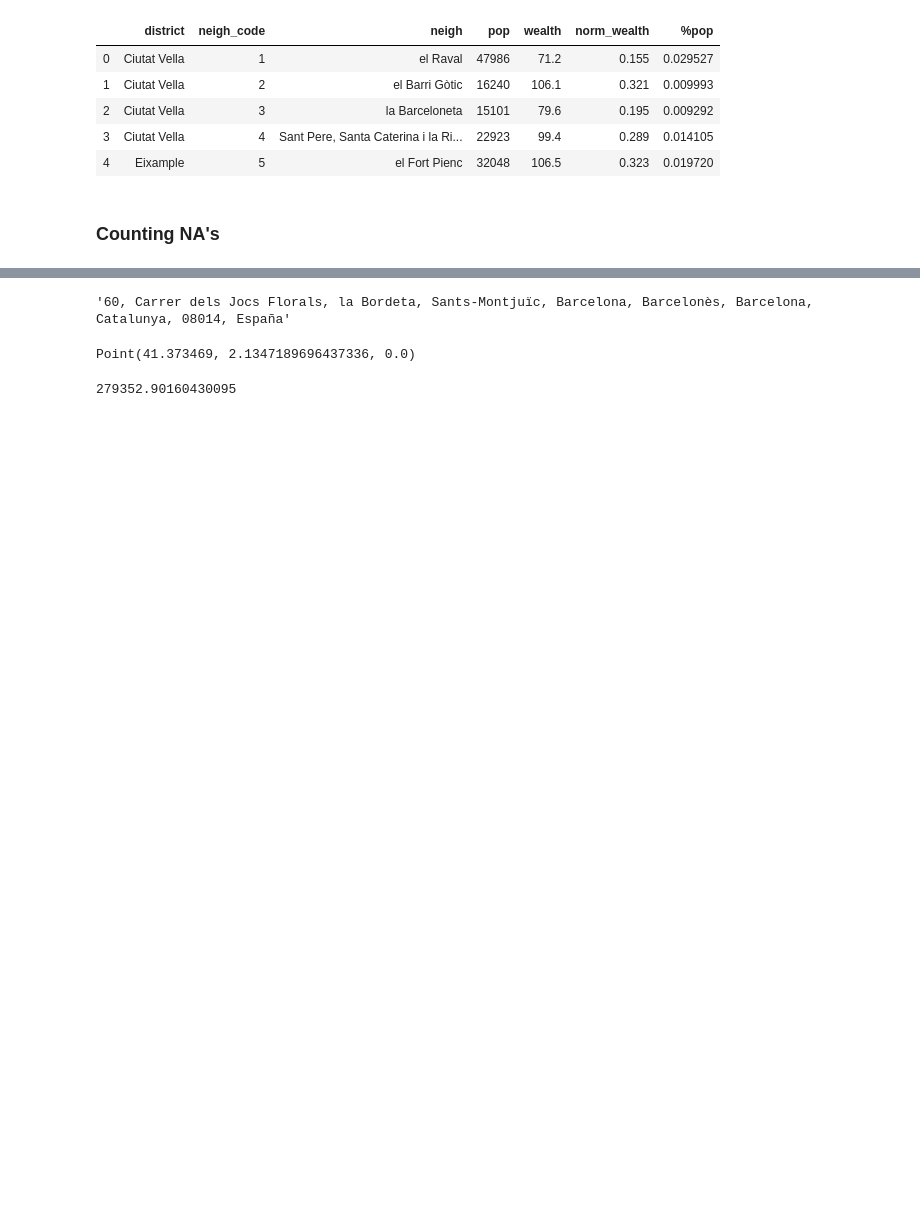
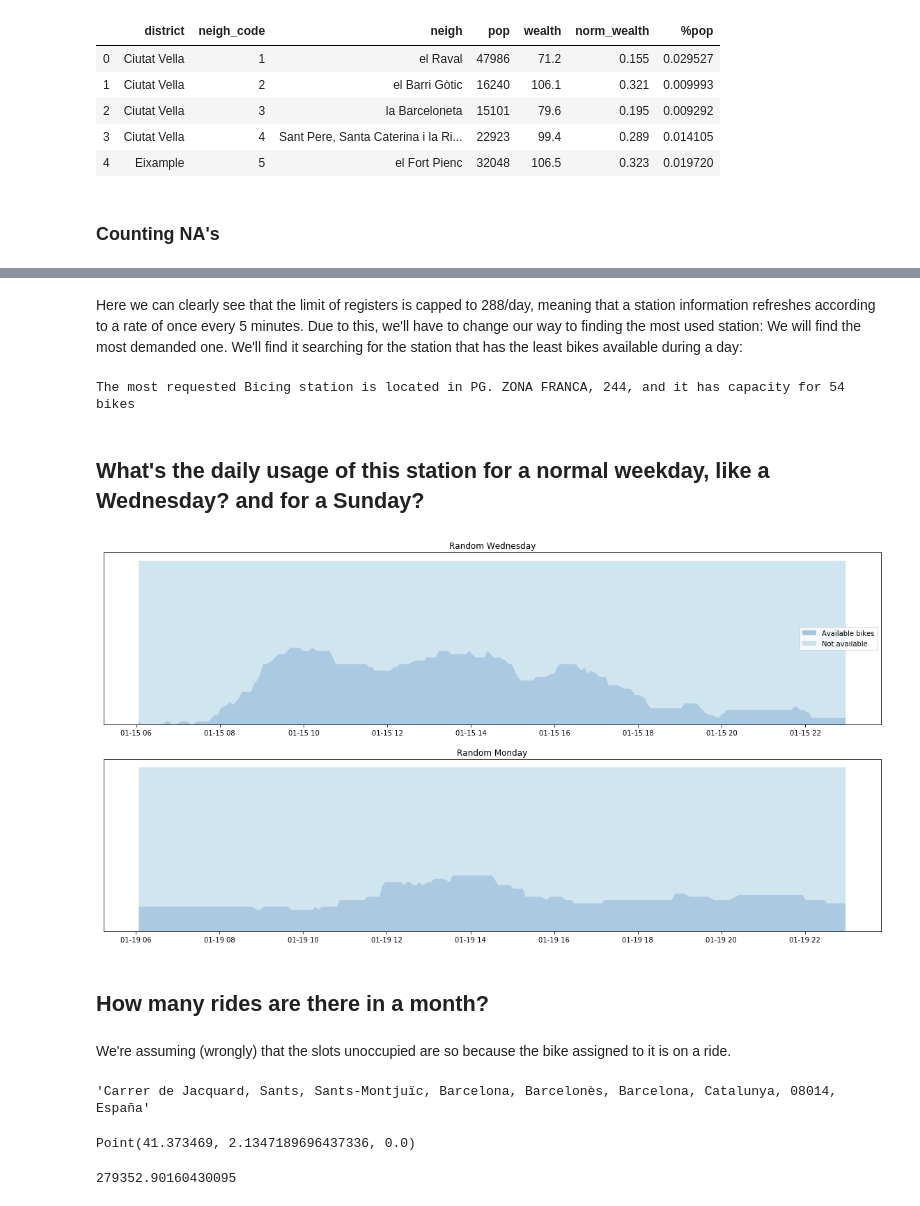
Before and after one commit to ta-datapt-bcn/project-statistical-analysis, a Jupyter notebook: project.ipynb, the cells around one changed output, grey strips where cells are left out. Saved outputs shown, nothing was run; the diff lists cells and outputs as text; code cells hidden in the pictures; blank space fills up the shorter version.

```diff
--- a/project.ipynb
+++ b/project.ipynb
@@ -332,0 +371,2 @@ info.head(10)
+# %%
+time = activity.set_index('last_reported')
@@ -332,0 +383,43 @@ info.head(10)
+# %% [markdown]
+Here we can clearly see that the limit of registers is capped to 288/day, meaning that a station information refreshes according to a rate of once every 5 minutes. Due to this, we'll have to change our way to finding the most used station: We will find the most demanded one. We'll find it searching for the station that has the least bikes available during a day:
+# %%
+most_req_station = activity.groupby('station_id')['empty_slots'].sum().sort_values(ascending= False)[:1]
+
+station = info.loc[int(most_req_station.index.values), ]['name']
+cap = activity[activity['station_id'] == int(most_req_station.index.values)]['capacity'].max()
+
+print(f'The most requested Bicing station is located in {station}, and it has capacity for {cap} bikes.')
+# %% [output]
+The most requested Bicing station is located in PG. ZONA FRANCA, 244, and it has capacity for 54 bikes
+# %% [markdown]
+## What's the daily usage of this station for a normal weekday, like a Wednesday? and for a Sunday?
+# %%
+zonafranca = time[time['station_id'] == int(most_req_station.index.values)]
+
+wednesday = zonafranca.loc['2020-01-15 06:00:00':'2020-01-15 23:00:00' , ['p_bike', 'p_slot']]
+sunday = zonafranca.loc['2020-01-19 06:00:00':'2020-01-19 23:00:00', ['p_bike', 'p_slot']]
+# %%
+fig, (ax1, ax2) = plt.subplots(2, 1,figsize=(20,10))
+pal = sns.color_palette("RdBu_r")
+
+ax1.stackplot(wednesday.index, wednesday.p_bike, wednesday.p_slot, labels=['Available bikes','Not available'],
+             colors=pal, alpha=0.4)
+
+ax2.stackplot(sunday.index, sunday.p_bike, sunday.p_slot, labels=['Available bikes','Not available'],
+             colors=pal, alpha=0.4)
+
+ax1.yaxis.set_visible(False)
+ax2.yaxis.set_visible(False)
+
+ax1.set_title('Random Wednesday')
+ax2.set_title('Random Monday')
+
+ax1.legend(loc='center right', size=(10,1))
+
+plt.show()
+# %% [output]
+[figure, added]
+# %% [markdown]
+## How many rides are there in a month?
+# %% [markdown]
+We're assuming (wrongly) that the slots unoccupied are so because the bike assigned to it is on a ride.
@@ -333,8 +434,8 @@ info.head(10)
 # %%
-location = geolocator.geocode("Jocs florals 60, BARCELONA")
+location = geolocator.geocode("Jacquard 14, Barcelona")
 location.address
 # %% [output]
-'60, Carrer dels Jocs Florals, la Bordeta, Sants-Montjuïc, Barcelona, Barcelonès, Barcelona, Catalunya, 08014, España'
+'Carrer de Jacquard, Sants, Sants-Montjuïc, Barcelona, Barcelonès, Barcelona, Catalunya, 08014, España'
 # %%
 location.point
 # %% [output]
```
Also changed, not shown: parts of 29 cells of this notebook, 4 other files.
